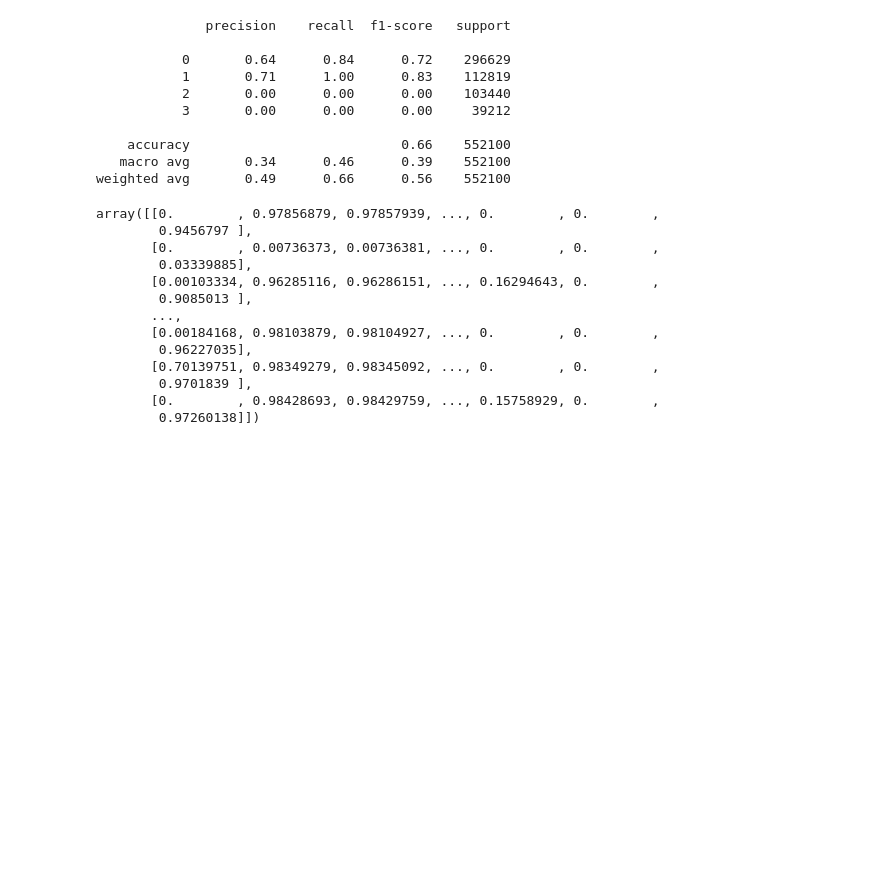
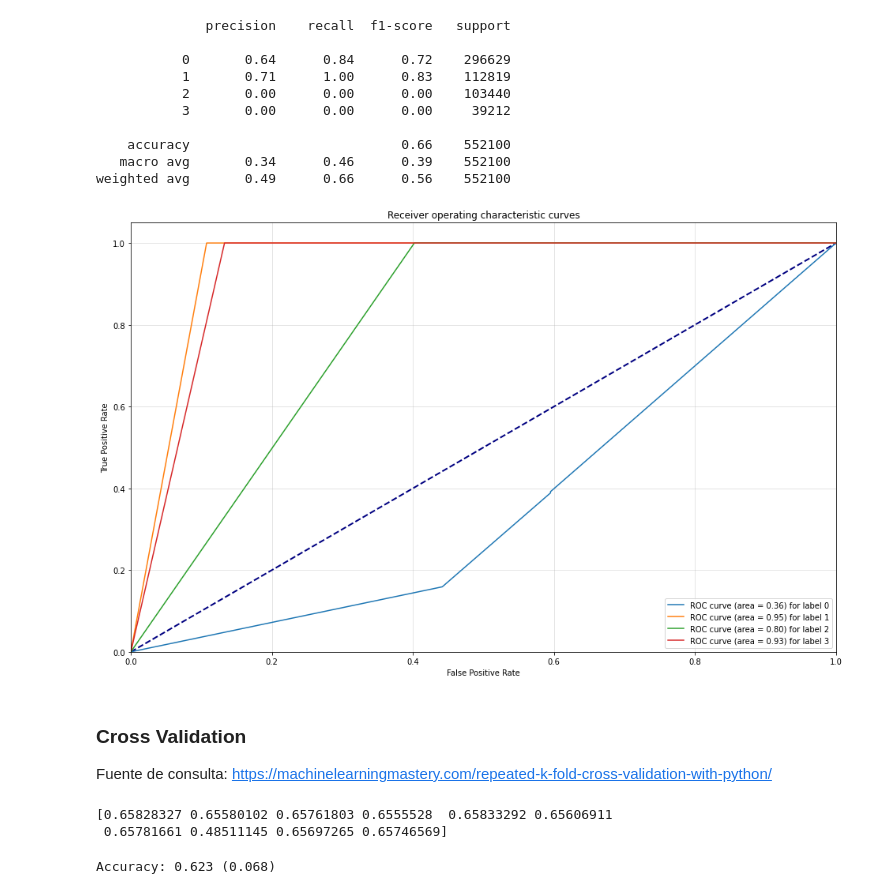
Before and after one commit to dianaxime/SDS-Proyecto1, a Jupyter notebook: Modelo3Adaboost.ipynb, the cells around one changed output. Cells and saved outputs as stored; diff of their text form; code cells hidden in the pictures; blank space fills up the shorter version.

```diff
--- a/Modelo3Adaboost.ipynb
+++ b/Modelo3Adaboost.ipynb
@@ -40,9 +31,6 @@ Name: LABEL, Length: 1007149, dtype: int64
 # %%
 # Create adaboost classifer object
-abc = AdaBoostClassifier(n_estimators=50,
-                         learning_rate=1)
+abc = AdaBoostClassifier(n_estimators=100,
+                         learning_rate=1, random_state=0)
 # Train Adaboost Classifer
-model = abc.fit(X_train, y_train)
-
-#Predict the response for test dataset
-y_pred = model.predict(X_test)
+abc.fit(X_train, y_train)
@@ -85,19 +92,3 @@ Matriz de confusion [[249443  47186      0      0]
     accuracy                           0.66    552100
    macro avg       0.34      0.46      0.39    552100
 weighted avg       0.49      0.66      0.56    552100
-# %%
-X_test
-# %% [output]
-array([[0.        , 0.97856879, 0.97857939, ..., 0.        , 0.        ,
-        0.9456797 ],
-       [0.        , 0.00736373, 0.00736381, ..., 0.        , 0.        ,
-        0.03339885],
-       [0.00103334, 0.96285116, 0.96286151, ..., 0.16294643, 0.        ,
-        0.9085013 ],
-       ...,
-       [0.00184168, 0.98103879, 0.98104927, ..., 0.        , 0.        ,
-        0.96227035],
-       [0.70139751, 0.98349279, 0.98345092, ..., 0.        , 0.        ,
-        0.9701839 ],
-       [0.        , 0.98428693, 0.98429759, ..., 0.15758929, 0.        ,
-        0.97260138]])
@@ -106,0 +95,42 @@ array([[0.        , 0.97856879, 0.97857939, ..., 0.        , 0.        ,
+# %%
+# Extraido de: https://stackoverflow.com/questions/45332410/roc-for-multiclass-classification
+def plot_multiclass_roc(clf, X_test, y_test, n_classes, figsize=(17, 6)):
+    y_score = clf.decision_function(X_test)
+
+    # structures
+    fpr = dict()
+    tpr = dict()
+    roc_auc = dict()
+
+    # calculate dummies once
+    y_test_dummies = pd.get_dummies(y_test, drop_first=False).values
+    for i in range(n_classes):
+        fpr[i], tpr[i], _ = metrics.roc_curve(y_test_dummies[:, i], y_score[:, i])
+        roc_auc[i] = metrics.auc(fpr[i], tpr[i])
+
+    # roc for each class
+    fig, ax = plt.subplots(figsize=figsize)
+    ax.plot([0, 1], [0, 1], color='navy', lw=2, linestyle='--')
+    ax.set_xlim([0.0, 1.0])
+    ax.set_ylim([0.0, 1.05])
+    ax.set_xlabel('False Positive Rate')
+    ax.set_ylabel('True Positive Rate')
+    ax.set_title('Receiver operating characteristic curves')
+    for i in range(n_classes):
+        ax.plot(fpr[i], tpr[i], label='ROC curve (area = %0.2f) for label %i' % (roc_auc[i], i))
+    ax.legend(loc="best")
+    ax.grid(alpha=.4)
+    plt.show()
+# %%
+plot_multiclass_roc(abc, X_test, y_test, n_classes=4, figsize=(16, 10))
+# %% [output]
+[figure, added]
+# %% [markdown]
+### Cross Validation
+Fuente de consulta: https://machinelearningmastery.com/repeated-k-fold-cross-validation-with-python/
+# %%
+rf_cv_score=cross_val_score(estimator=abc, X=X_train, y=y_train, cv=10, n_jobs=-1)
+print(rf_cv_score)
+# %% [output]
+[0.65828327 0.65580102 0.65761803 0.6555528  0.65833292 0.65606911
+ 0.65781661 0.48511145 0.65697265 0.65746569]
@@ -106,0 +142,5 @@ array([[0.        , 0.97856879, 0.97857939, ..., 0.        , 0.        ,
+# %%
+# report performance
+print('Accuracy: %.3f (%.3f)' % (np.mean(scores), np.std(scores)))
+# %% [output]
+Accuracy: 0.623 (0.068)
```
Also changed, not shown: parts of 15 cells of this notebook, 2 other files.
